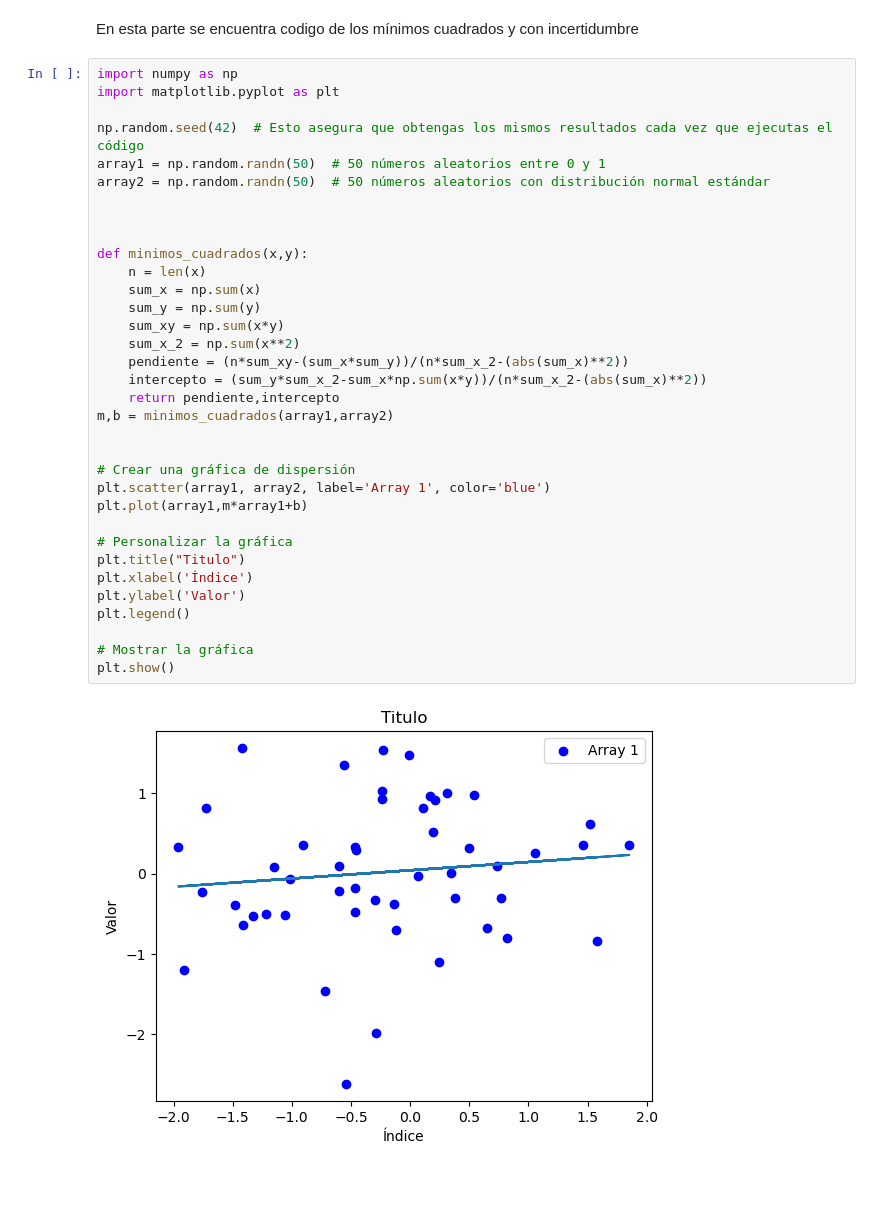
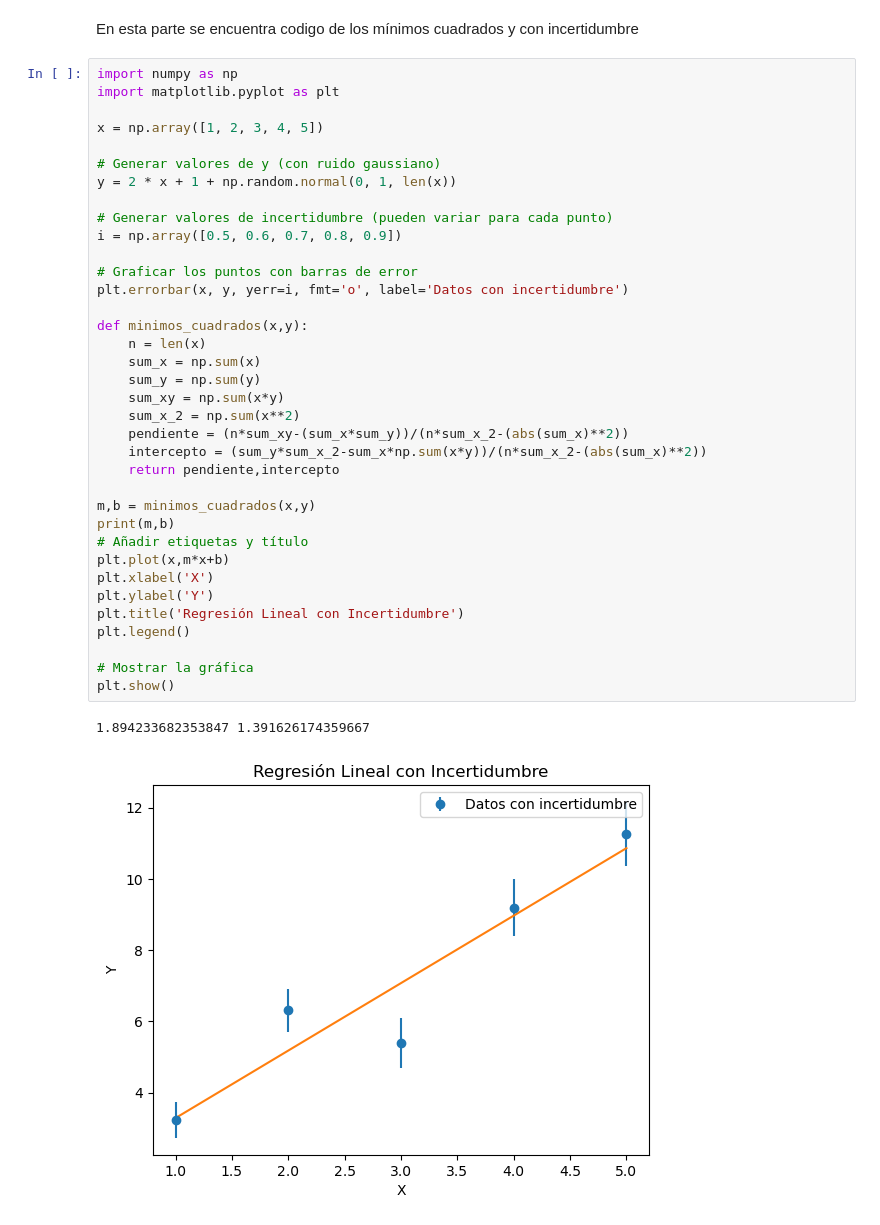
Before and after one commit to aleste2123/Intermedio, a Jupyter notebook: Mínimos cuadrados/Minimos cuadrados.ipynb, the cells around one changed output. Saved outputs shown, nothing was run; the diff lists cells and outputs as text; blank space fills up the shorter version.

```diff
--- a/Mínimos cuadrados/Minimos cuadrados.ipynb
+++ b/Mínimos cuadrados/Minimos cuadrados.ipynb
@@ -3,36 +3,39 @@ En esta parte se encuentra codigo de los mínimos cuadrados y con incertidumbre
 # %%
 import numpy as np
 import matplotlib.pyplot as plt
 
-np.random.seed(42)  # Esto asegura que obtengas los mismos resultados cada vez que ejecutas el código
-array1 = np.random.randn(50)  # 50 números aleatorios entre 0 y 1
-array2 = np.random.randn(50)  # 50 números aleatorios con distribución normal estándar
+x = np.array([1, 2, 3, 4, 5])
 
+# Generar valores de y (con ruido gaussiano)
+y = 2 * x + 1 + np.random.normal(0, 1, len(x))
 
+# Generar valores de incertidumbre (pueden variar para cada punto)
+i = np.array([0.5, 0.6, 0.7, 0.8, 0.9])
+
+# Graficar los puntos con barras de error
+plt.errorbar(x, y, yerr=i, fmt='o', label='Datos con incertidumbre')
 
 def minimos_cuadrados(x,y):
     n = len(x)
     sum_x = np.sum(x)
     sum_y = np.sum(y)
     sum_xy = np.sum(x*y)
     sum_x_2 = np.sum(x**2)
     pendiente = (n*sum_xy-(sum_x*sum_y))/(n*sum_x_2-(abs(sum_x)**2))
     intercepto = (sum_y*sum_x_2-sum_x*np.sum(x*y))/(n*sum_x_2-(abs(sum_x)**2))
     return pendiente,intercepto
-m,b = minimos_cuadrados(array1,array2)
 
-
-# Crear una gráfica de dispersión
-plt.scatter(array1, array2, label='Array 1', color='blue')
-plt.plot(array1,m*array1+b)
-
-# Personalizar la gráfica
-plt.title("Titulo")
-plt.xlabel('Índice')
-plt.ylabel('Valor')
+m,b = minimos_cuadrados(x,y)
+print(m,b)
+# Añadir etiquetas y título
+plt.plot(x,m*x+b)
+plt.xlabel('X')
+plt.ylabel('Y')
+plt.title('Regresión Lineal con Incertidumbre')
 plt.legend()
 
 # Mostrar la gráfica
 plt.show()
 # %% [output]
+1.894233682353847 1.391626174359667
-[figure, old version]
+[figure, new version]
```
Also changed, not shown: parts of 2 cells of this notebook.
